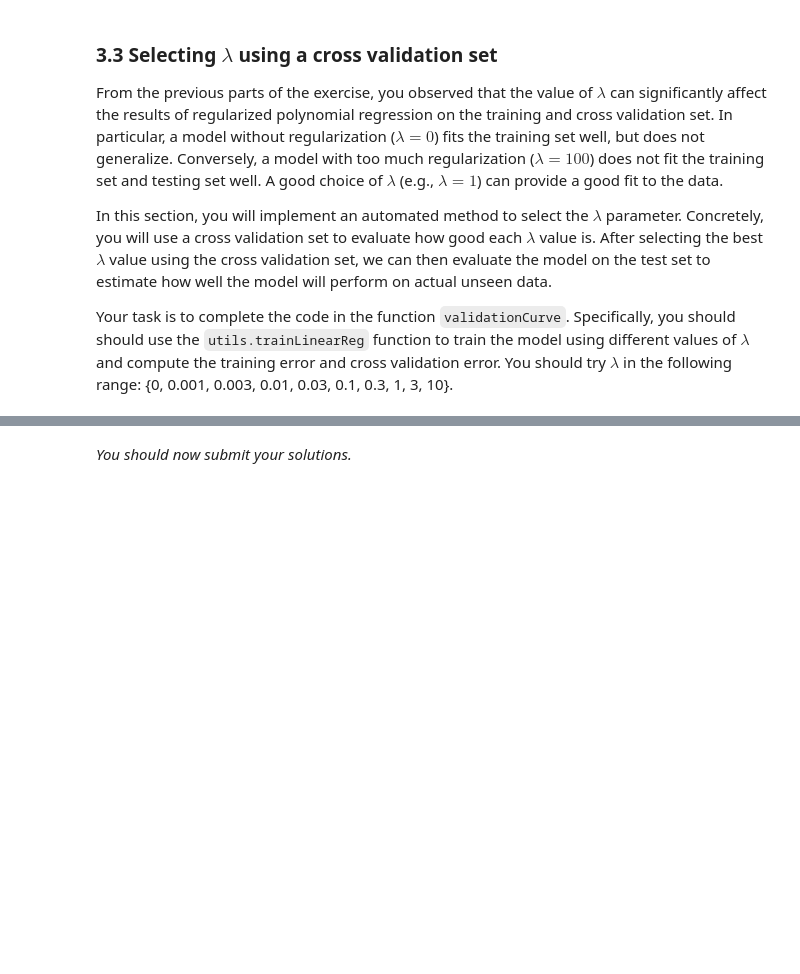
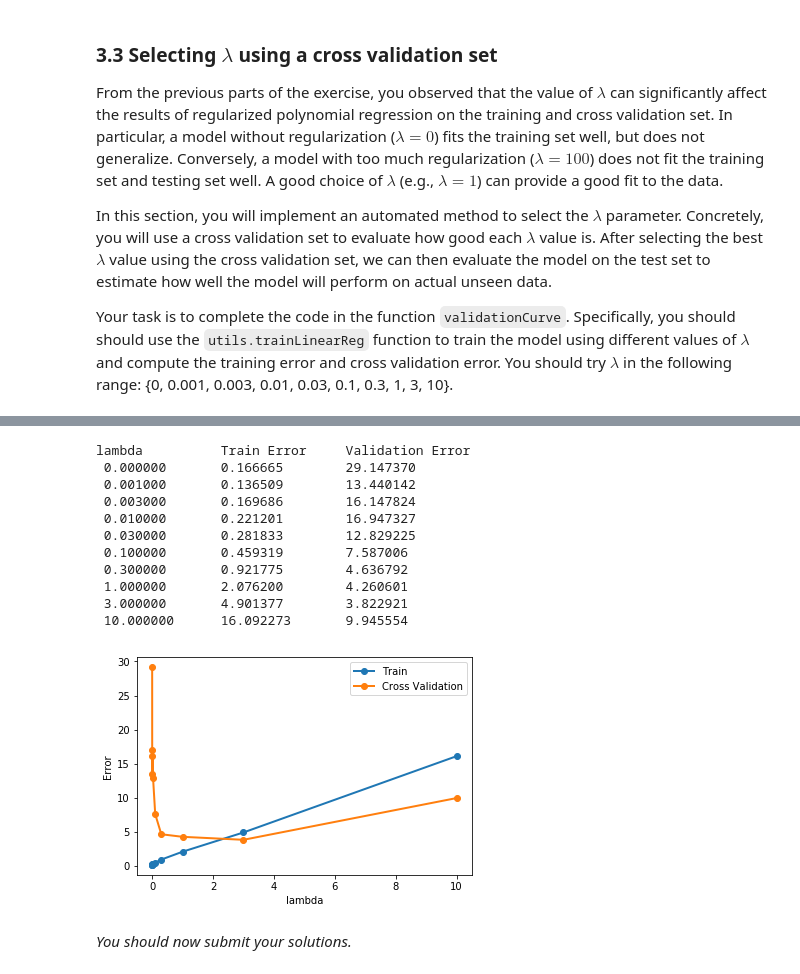
Before and after one commit to indrikwijaya/ml-coursera-python-assignments, a Jupyter notebook: Exercise5/exercise5.ipynb, the cells around one changed output, grey strips where cells are left out. Cells and saved outputs as stored; diff of their text form; code cells hidden in the pictures; blank space fills up the shorter version.

```diff
--- a/Exercise5/exercise5.ipynb
+++ b/Exercise5/exercise5.ipynb
@@ -716,8 +700,11 @@ def validationCurve(X, y, Xval, yval):
     error_val = np.zeros(len(lambda_vec))
 
     # ====================== YOUR CODE HERE ======================
-
-
+    for i in range(len(lambda_vec)):
+        theta = utils.trainLinearReg(linearRegCostFunction, X, y,
+                             lambda_=lambda_vec[i], maxiter=55)
+        error_train[i], _ = linearRegCostFunction(X, y, theta, 0)
+        error_val[i], _ = linearRegCostFunction(Xval, yval, theta, 0)
 
     # ============================================================
     return lambda_vec, error_train, error_val
@@ -731,14 +718,27 @@ in the training and validation splits of the dataset, the cross validation error
 # %%
 lambda_vec, error_train, error_val = validationCurve(X_poly, y, X_poly_val, yval)
 
-pyplot.plot(lambda_vec, error_train, '-o', lambda_vec, error_val, '-o', lw=2)
-pyplot.legend(['Train', 'Cross Validation'])
-pyplot.xlabel('lambda')
-pyplot.ylabel('Error')
+plt.plot(lambda_vec, error_train, '-o', lambda_vec, error_val, '-o', lw=2)
+plt.legend(['Train', 'Cross Validation'])
+plt.xlabel('lambda')
+plt.ylabel('Error')
 
 print('lambda\t\tTrain Error\tValidation Error')
 for i in range(len(lambda_vec)):
     print(' %f\t%f\t%f' % (lambda_vec[i], error_train[i], error_val[i]))
+# %% [output]
+lambda          Train Error     Validation Error
+ 0.000000       0.166665        29.147370
+ 0.001000       0.136509        13.440142
+ 0.003000       0.169686        16.147824
+ 0.010000       0.221201        16.947327
+ 0.030000       0.281833        12.829225
+ 0.100000       0.459319        7.587006
+ 0.300000       0.921775        4.636792
+ 1.000000       2.076200        4.260601
+ 3.000000       4.901377        3.822921
+ 10.000000      16.092273       9.945554
+[figure, added]
 # %% [markdown]
 *You should now submit your solutions.*
 # %%
```
Also changed, not shown: parts of 6 cells of this notebook.
